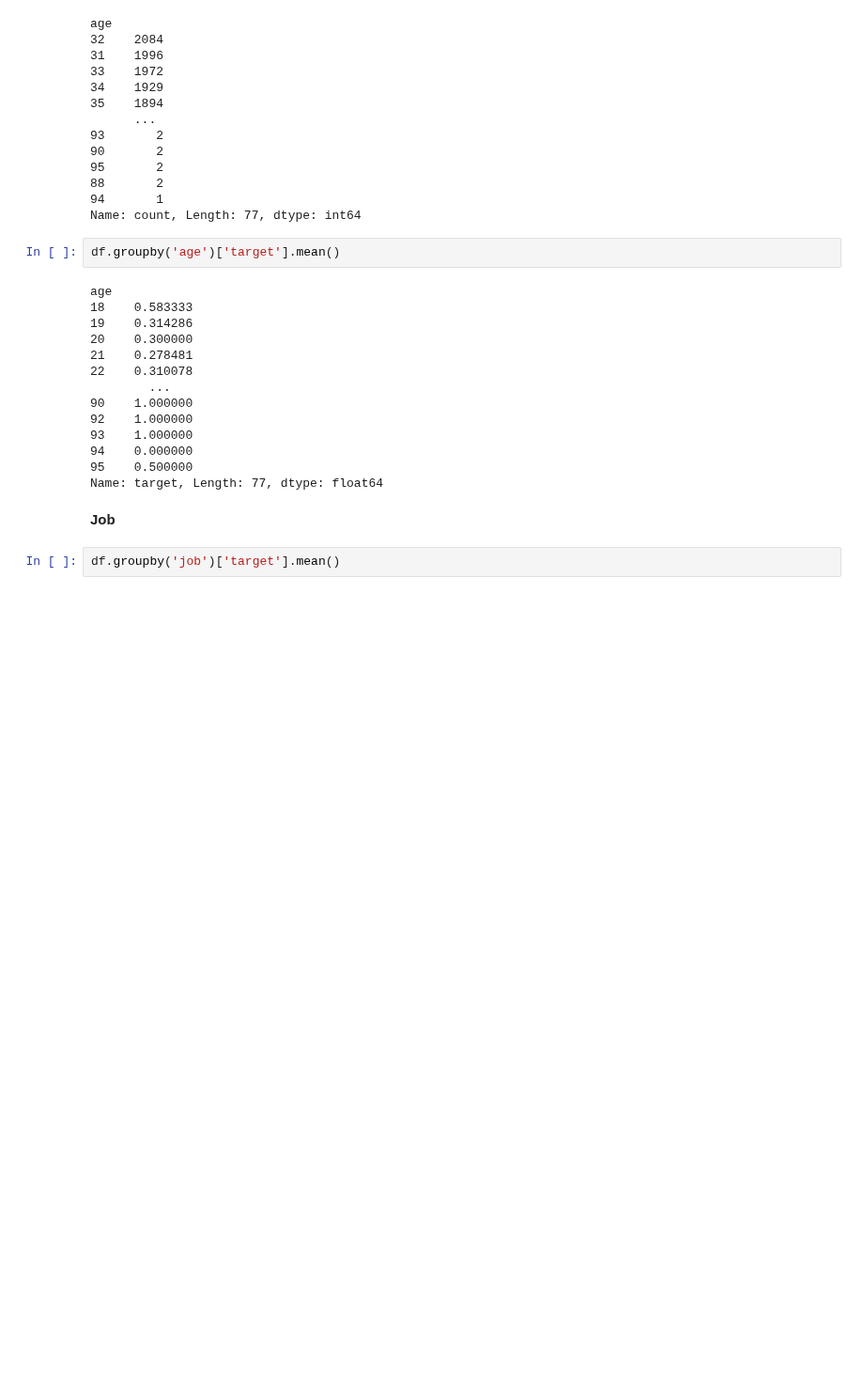
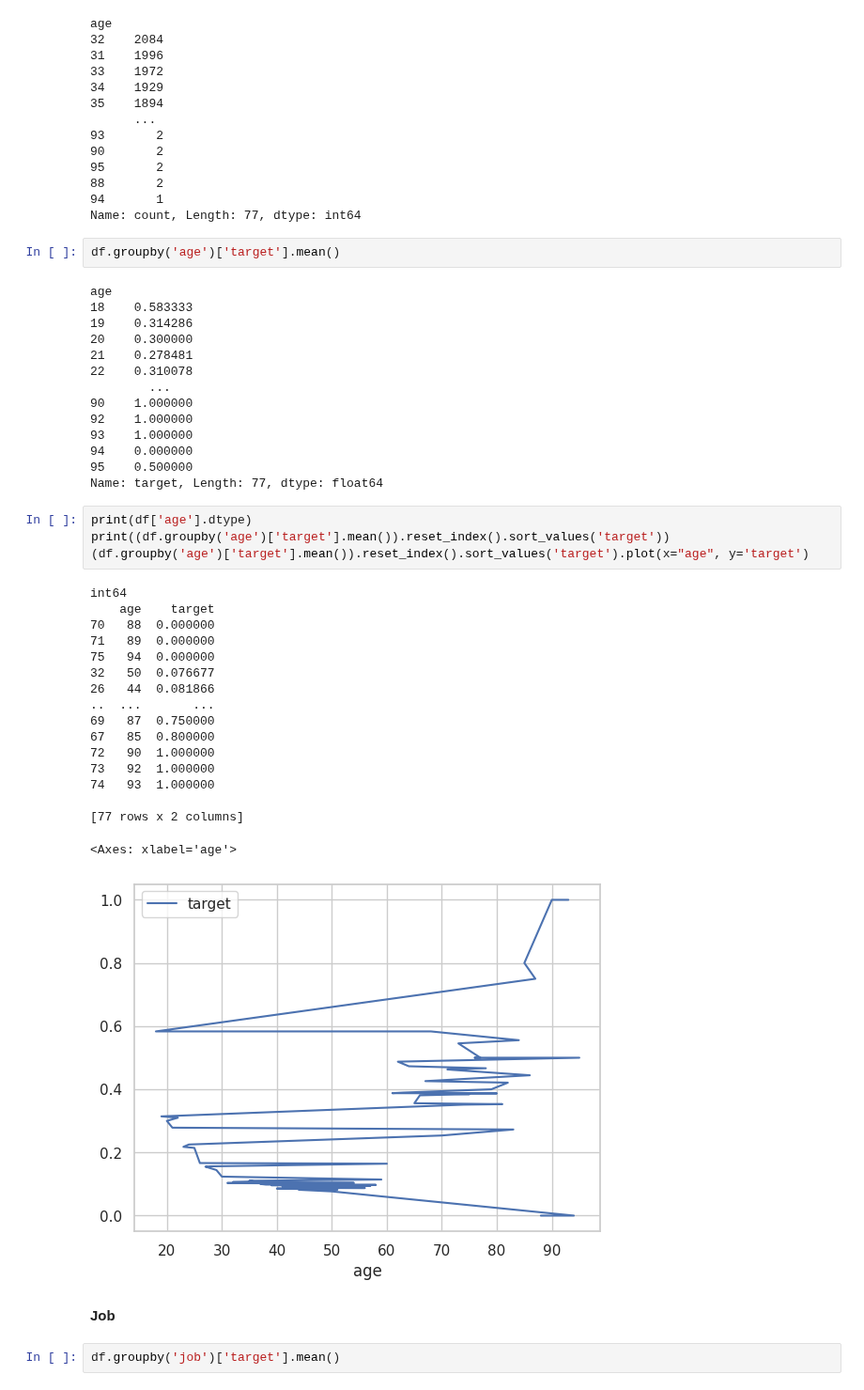
Before and after one commit to Kabilan83/MDTE4-Final-Project, a Jupyter notebook: FP_Cus_Conversion_Prediction.ipynb, the cells around one changed output. Shown at 94% size. Cells and saved outputs as stored; diff of their text form; blank space fills up the shorter version.

```diff
--- a/FP_Cus_Conversion_Prediction.ipynb
+++ b/FP_Cus_Conversion_Prediction.ipynb
@@ -284,6 +284,28 @@ age
 94    0.000000
 95    0.500000
 Name: target, Length: 77, dtype: float64
+# %%
+print(df['age'].dtype)
+print((df.groupby('age')['target'].mean()).reset_index().sort_values('target'))
+(df.groupby('age')['target'].mean()).reset_index().sort_values('target').plot(x="age", y='target')
+# %% [output]
+int64
+    age    target
+70   88  0.000000
+71   89  0.000000
+75   94  0.000000
+32   50  0.076677
+26   44  0.081866
+..  ...       ...
+69   87  0.750000
+67   85  0.800000
+72   90  1.000000
+73   92  1.000000
+74   93  1.000000
+
+[77 rows x 2 columns]
+<Axes: xlabel='age'>
+[figure, added]
 # %% [markdown]
 **Job**
 # %%
```
Also changed, not shown: parts of 27 cells of this notebook.
